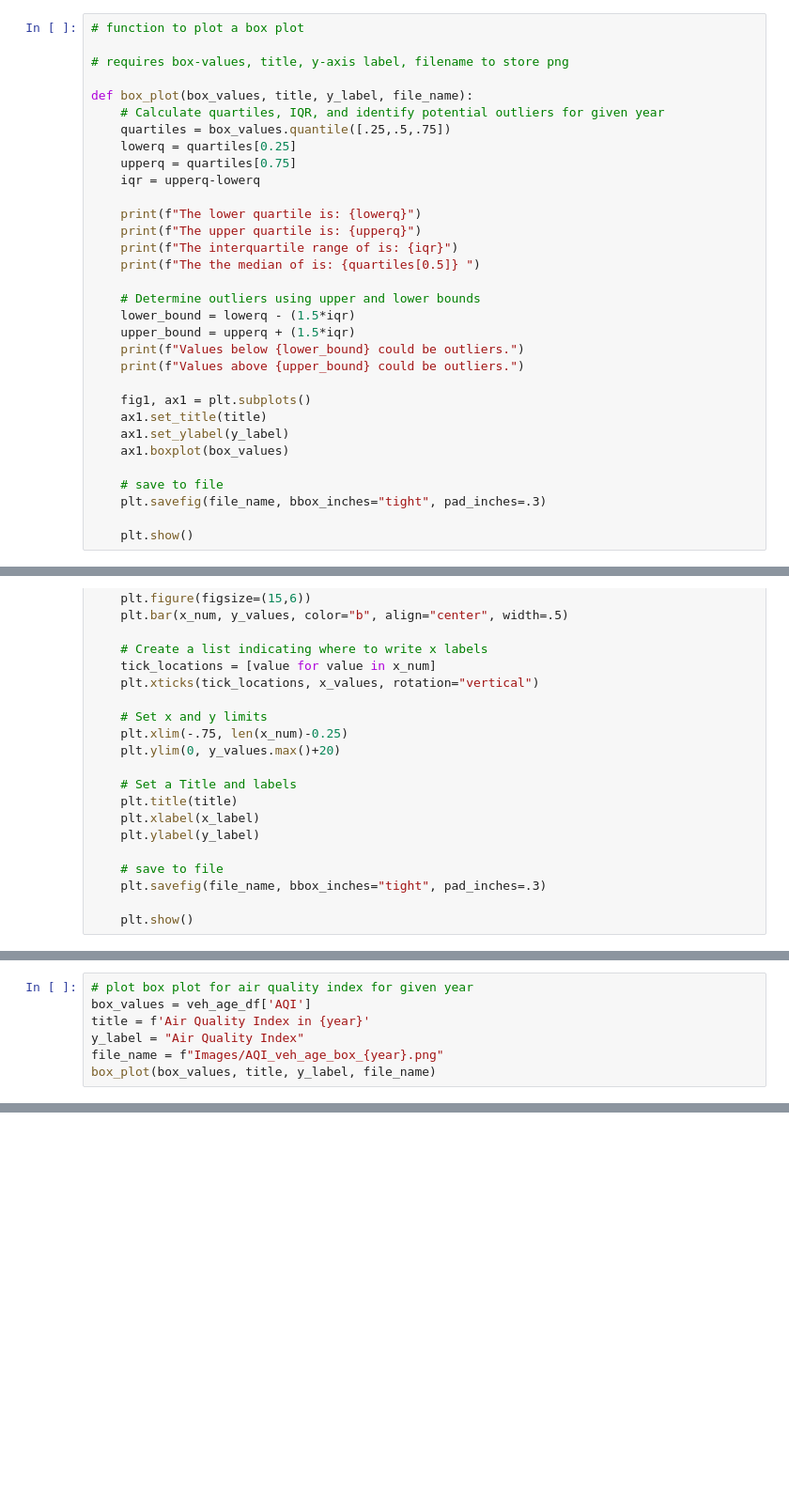
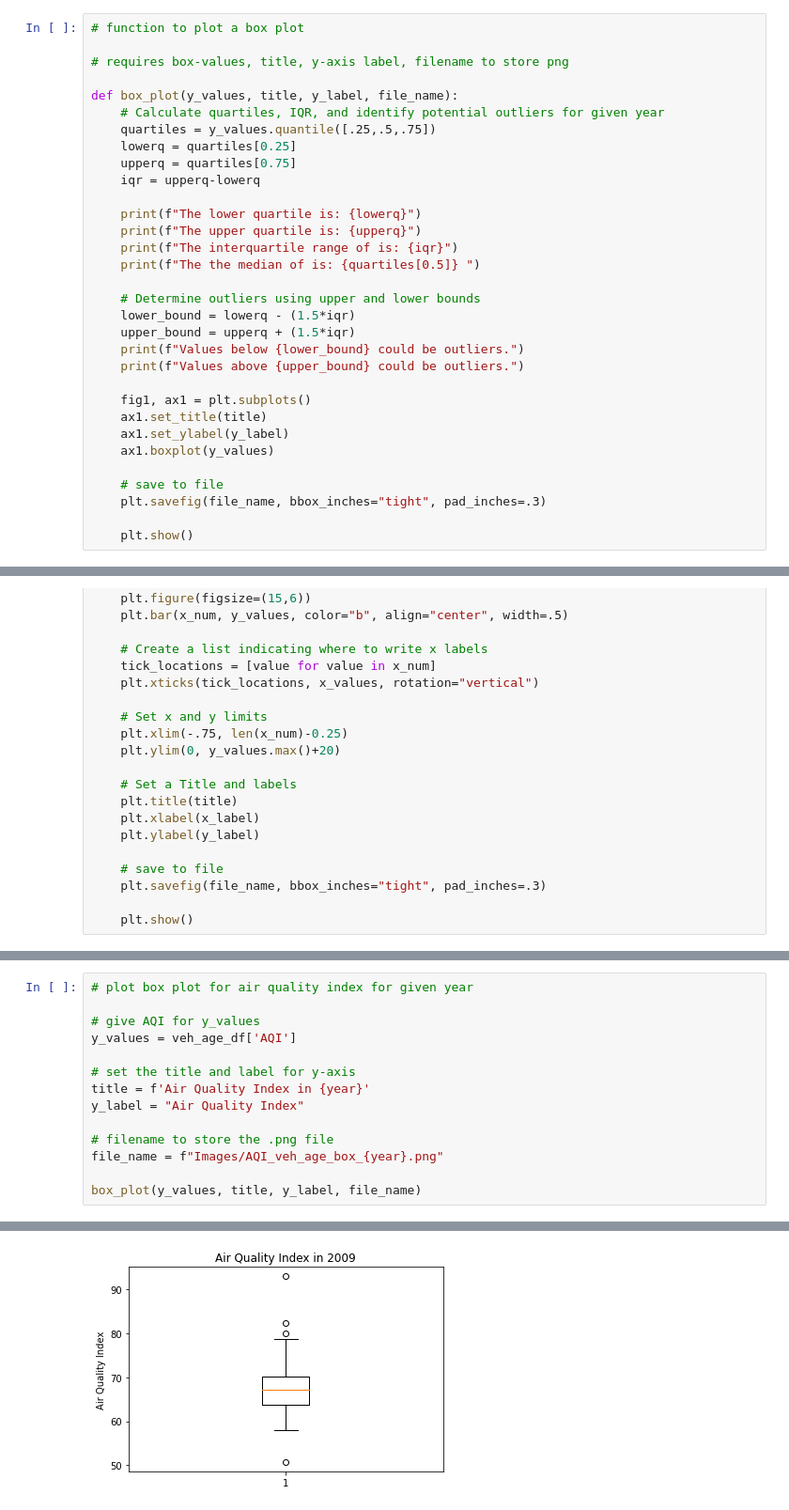
Before and after one commit to paloni-dotcom/Se7en, a Jupyter notebook: age_of_cars.ipynb, the cells around one changed output, grey strips where cells are left out. Shown at 94% size. Cells and saved outputs as stored; diff of their text form; blank space fills up the shorter version.

```diff
--- a/age_of_cars.ipynb
+++ b/age_of_cars.ipynb
@@ -88,9 +88,9 @@ def scatter_plot(x_values, y_values, title, x_label, y_label, file_name):
 
 # requires box-values, title, y-axis label, filename to store png
 
-def box_plot(box_values, title, y_label, file_name):
+def box_plot(y_values, title, y_label, file_name):
     # Calculate quartiles, IQR, and identify potential outliers for given year
-    quartiles = box_values.quantile([.25,.5,.75])
+    quartiles = y_values.quantile([.25,.5,.75])
     lowerq = quartiles[0.25]
     upperq = quartiles[0.75]
     iqr = upperq-lowerq
@@ -109,7 +109,7 @@ def box_plot(box_values, title, y_label, file_name):
     fig1, ax1 = plt.subplots()
     ax1.set_title(title)
     ax1.set_ylabel(y_label)
-    ax1.boxplot(box_values)
+    ax1.boxplot(y_values)
 
     # save to file
     plt.savefig(file_name, bbox_inches="tight", pad_inches=.3)
@@ -198,7 +211,15 @@ scatter_plot(x_values, y_values, title, x_label, y_label, file_name)
 # %%
 # plot box plot for air quality index for given year
-box_values = veh_age_df['AQI']
+
+# give AQI for y_values
+y_values = veh_age_df['AQI']
+
+# set the title and label for y-axis
 title = f'Air Quality Index in {year}'
 y_label = "Air Quality Index"
+
+# filename to store the .png file
 file_name = f"Images/AQI_veh_age_box_{year}.png"
-box_plot(box_values, title, y_label, file_name)
+
+box_plot(y_values, title, y_label, file_name)
+# %% [output]
@@ -205,2 +232,3 @@ box_plot(box_values, title, y_label, file_name)
+[figure, added]
 # %%
 # plot a bar chart of air quality index for different vehicle body types
```
Also changed, not shown: parts of 8 cells of this notebook.
